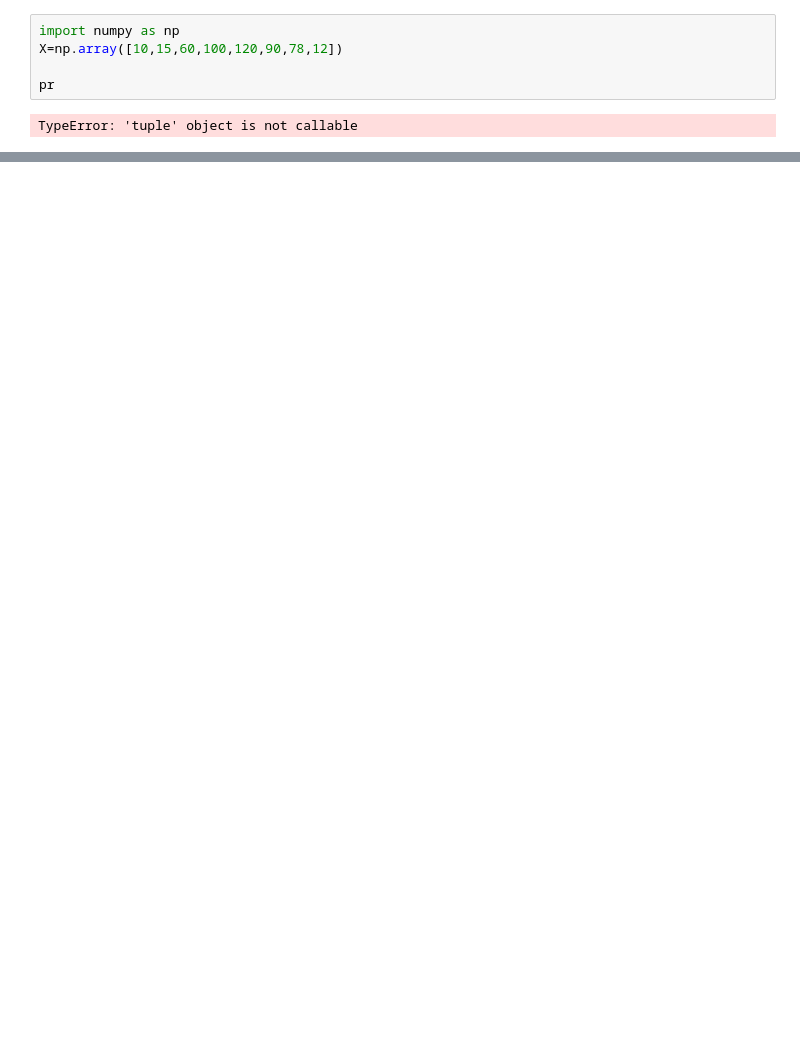
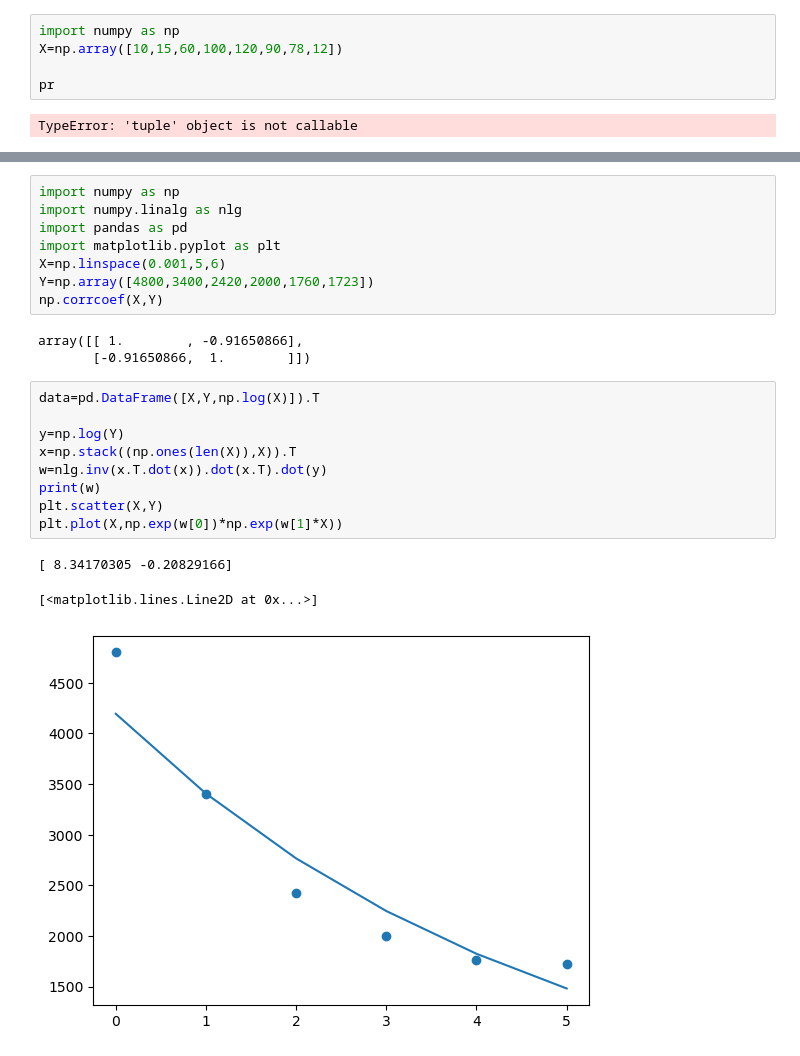
Before and after one commit to charloe12/numpy, a Jupyter notebook: Untitled.ipynb, the cells around one changed output, grey strips where cells are left out. Cells and saved outputs as stored; diff of their text form; blank space fills up the shorter version.

```diff
--- a/Untitled.ipynb
+++ b/Untitled.ipynb
@@ -59,0 +85,24 @@ TypeError: 'tuple' object is not callable
+# %%
+import numpy as np
+import numpy.linalg as nlg
+import pandas as pd
+import matplotlib.pyplot as plt
+X=np.linspace(0.001,5,6)
+Y=np.array([4800,3400,2420,2000,1760,1723])
+np.corrcoef(X,Y)
+# %% [output]
+array([[ 1.        , -0.91650866],
+       [-0.91650866,  1.        ]])
+# %%
+data=pd.DataFrame([X,Y,np.log(X)]).T
+
+y=np.log(Y)
+x=np.stack((np.ones(len(X)),X)).T
+w=nlg.inv(x.T.dot(x)).dot(x.T).dot(y)
+print(w)
+plt.scatter(X,Y)
+plt.plot(X,np.exp(w[0])*np.exp(w[1]*X))
+# %% [output]
+[ 8.34170305 -0.20829166]
+[<matplotlib.lines.Line2D at 0x...>]
+[figure, added]
```
Also changed, not shown: parts of 7 cells of this notebook.
